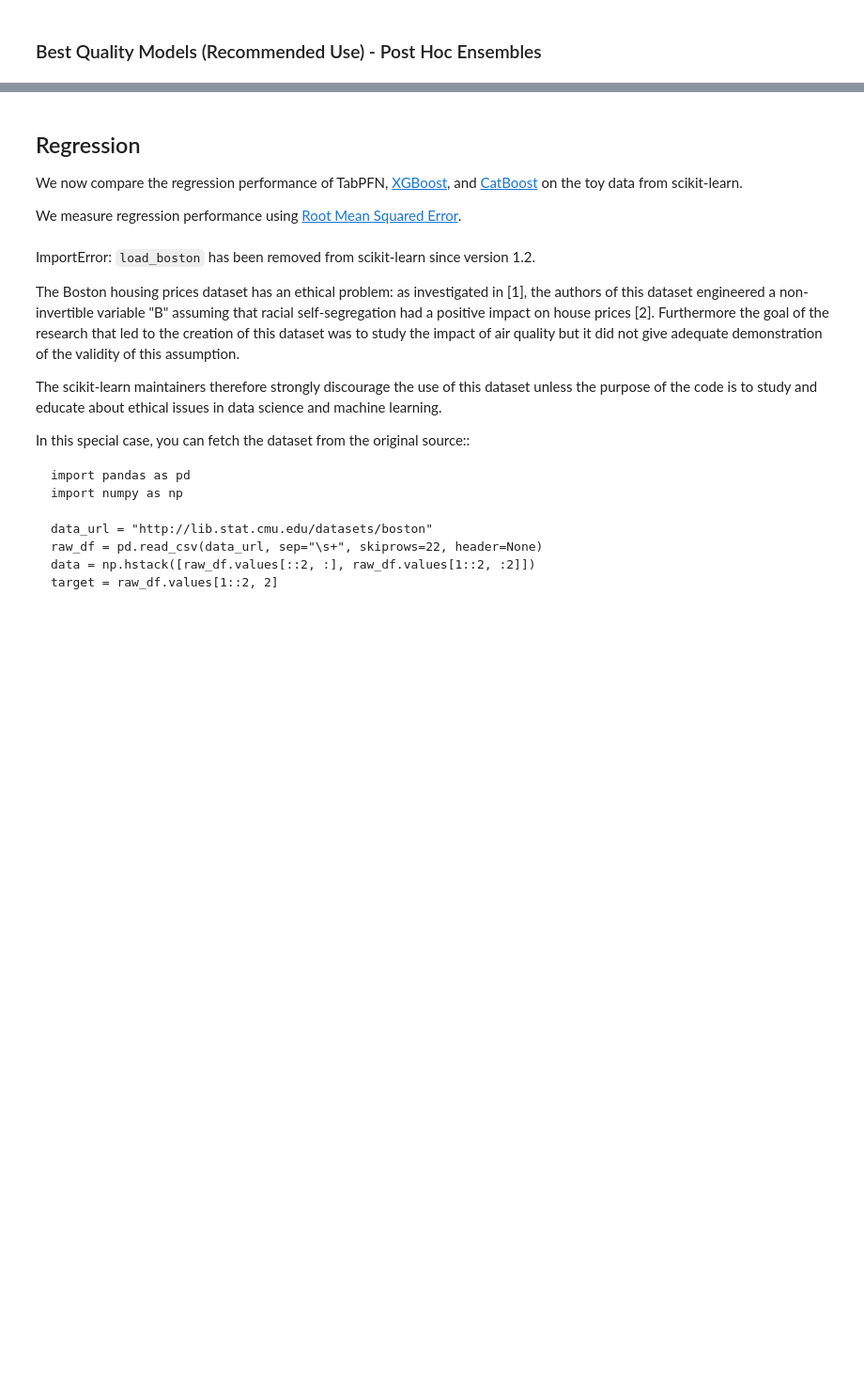
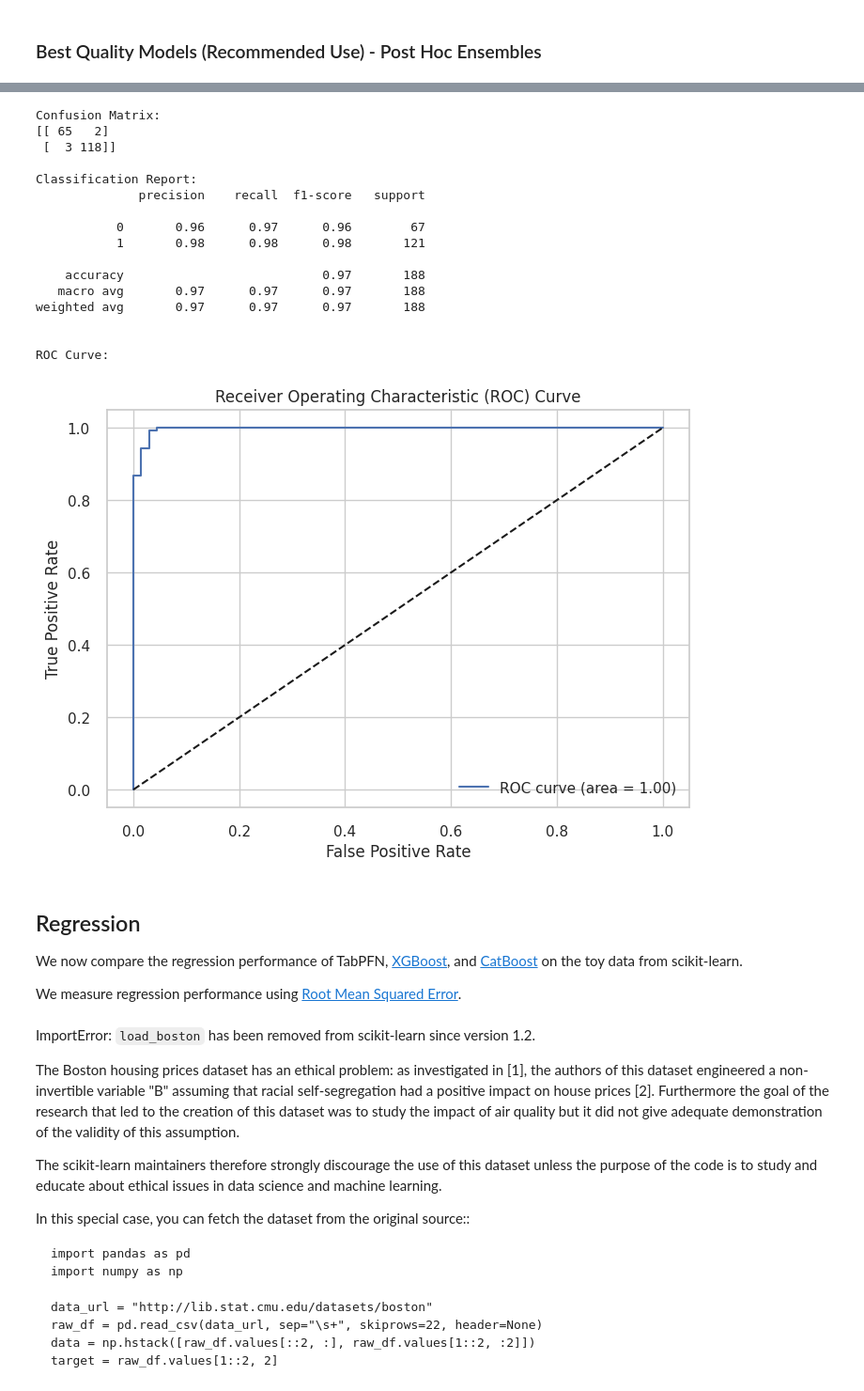
Before and after one commit to MMIV-ML/BMED365-2025, a Jupyter notebook: Lab2-DL/notebooks/06-TabPFN-explore.ipynb, the cells around one changed output, grey strips where cells are left out. Shown at 94% size. Cells and saved outputs as stored; diff of their text form; code cells hidden in the pictures; blank space fills up the shorter version.

```diff
--- a/Lab2-DL/notebooks/06-TabPFN-explore.ipynb
+++ b/Lab2-DL/notebooks/06-TabPFN-explore.ipynb
@@ -680,3 +680,46 @@ Wall time: 1min 26s
+# %%
+# Display confusion matrix, classification report, and ROC curve
+
+from sklearn.metrics import (
+    classification_report,
+    confusion_matrix,
+    accuracy_score,
+    roc_curve,
+    roc_auc_score
+)
+
+print("\nConfusion Matrix:")
+print(confusion_matrix(y_test, predictions))
+print("\nClassification Report:")
+print(classification_report(y_test, predictions))
+print("\nROC Curve:")
+fpr, tpr, thresholds = roc_curve(y_test, prediction_probabilities[:, 1])
+plt.figure()
+plt.plot(fpr, tpr, label='ROC curve (area = %0.2f)' % roc_auc_score(y_test, prediction_probabilities[:, 1]))
+plt.plot([0, 1], [0, 1], 'k--')
+plt.xlabel('False Positive Rate')
+plt.ylabel('True Positive Rate')
+plt.title('Receiver Operating Characteristic (ROC) Curve')
+plt.legend(loc="lower right")
+plt.show()
+# %% [output]
+Confusion Matrix:
+[[ 65   2]
+ [  3 118]]
+
+Classification Report:
+              precision    recall  f1-score   support
+
+           0       0.96      0.97      0.96        67
+           1       0.98      0.98      0.98       121
+
+    accuracy                           0.97       188
+   macro avg       0.97      0.97      0.97       188
+weighted avg       0.97      0.97      0.97       188
+
+
+ROC Curve:
+[figure, added]
 # %% [markdown]
 ## Regression
 
```
Also changed, not shown: parts of 23 cells of this notebook, 4 other files.
